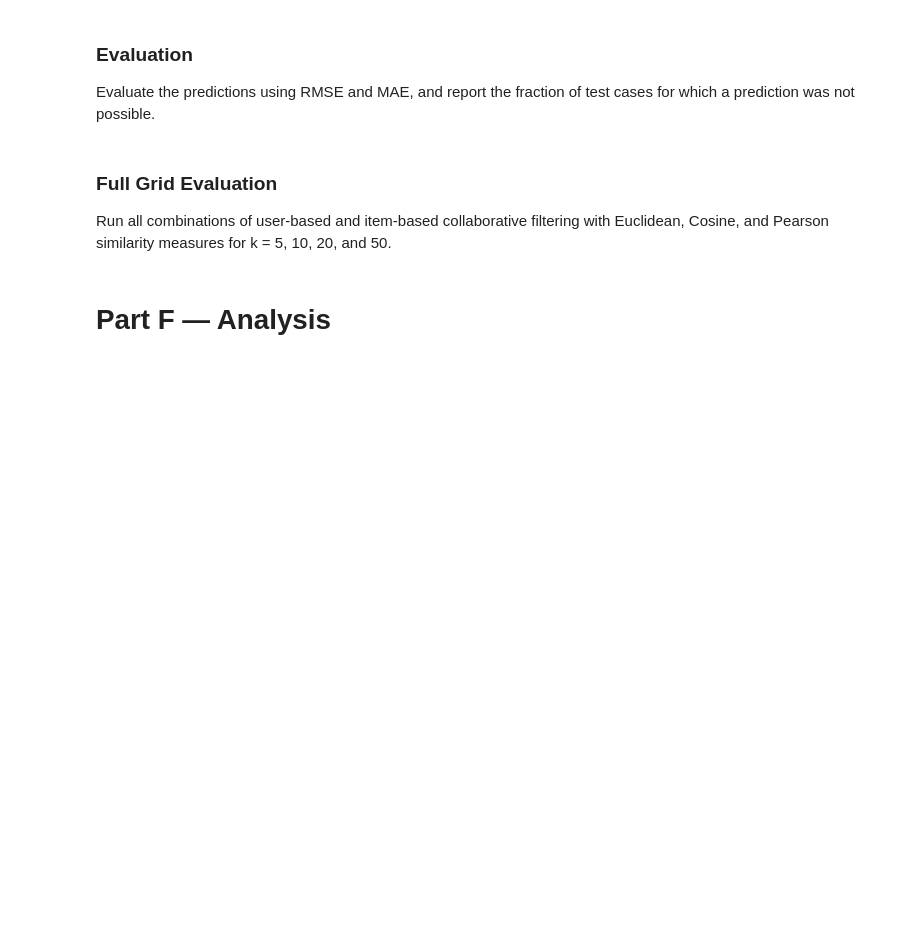
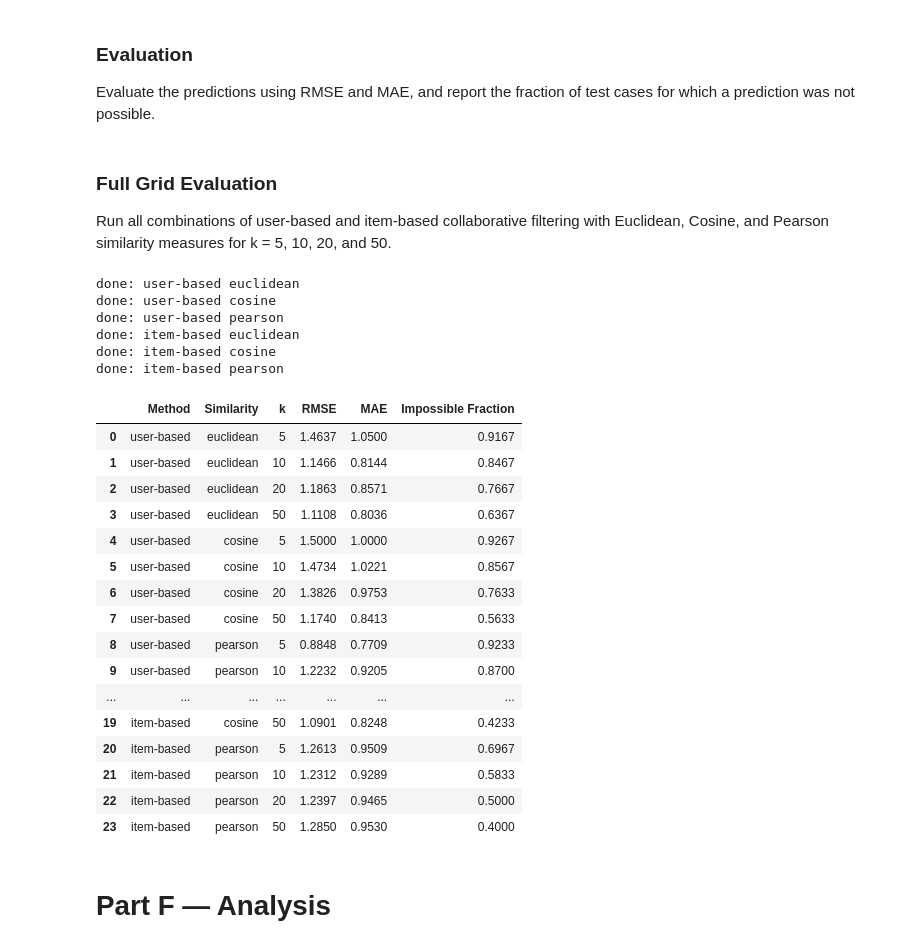
Before and after one commit to RodinaMohamed04/Movie-Recommendation-System, a Jupyter notebook: Assignment_1.ipynb, the cells around one changed output. Cells and saved outputs as stored; diff of their text form; code cells hidden in the pictures; blank space fills up the shorter version.

```diff
--- a/Assignment_1.ipynb
+++ b/Assignment_1.ipynb
@@ -243,18 +265,17 @@ def pearson_similarity(vec1, vec2):
     if len(vec1) != len(vec2):
         raise ValueError("Vectors must be of the same length")
     if len(vec1) < 2:
-        raise ValueError("Vectors must have at least two elements to compute Pearson similarity")
-
+        return None  # Not enough data to compute similarity
     mean_vec1 = np.mean(vec1)
     mean_vec2 = np.mean(vec2)
+    # Equation: Pearson similarity = cosine_similarity(vec1 - mean_vec1, vec2 - mean_vec2)
+    vec1_centered = vec1 - mean_vec1
+    vec2_centered = vec2 - mean_vec2
 
-    numerator = np.sum((vec1 - mean_vec1) * (vec2 - mean_vec2))
-    denominator = np.sqrt(np.sum((vec1 - mean_vec1) ** 2)) * np.sqrt(np.sum((vec2 - mean_vec2) ** 2))
+    if not np.any(vec1_centered) or not np.any(vec2_centered):
+        return None  # One of the vectors is constant, cannot compute Pearson similarity
 
-    if denominator == 0:
-        return None
-    sim = numerator / denominator
-    return sim
+    return cosine_similarity(vec1_centered, vec2_centered)
 # %% [markdown]
 ### Sanity Checks
 
@@ -441,18 +491,19 @@ Evaluate the collaborative filtering models using a user-based and item-based ap
  ### Train-Test Split
 # %%
 def train_test_split_ratings(ratings_df, test_fraction=0.2):
+    # Split the ratings DataFrame into training and testing sets based on the specified test fraction.
     train_parts = []
     test_parts = []
 
+    # Group the ratings by userId to ensure that each user has at least one rating in the training set
     for user_id, user_ratings in ratings_df.groupby('userId'):
         n_test = max(1, int(len(user_ratings) * test_fraction))
         n_test = min(n_test, len(user_ratings) - 1)  # Ensure at least one rating remains for training
 
-        test_user = user_ratings.sample(
-            n=n_test,
-            random_state=42
-        )
-
+        # Randomly sample n_test ratings for the test set
+        # random_state = 42 ensures reproducibility of the random sampling
+        test_user = user_ratings.sample(n=n_test, random_state=42)
+        # Create the training set by dropping the test ratings from the user's ratings
         train_user = user_ratings.drop(test_user.index)
 
         # Keep at least one rating for this user in training
@@ -467,10 +518,7 @@ def train_test_split_ratings(ratings_df, test_fraction=0.2):
 
     return train_df, test_df
 # %%
-train_df, test_df = train_test_split_ratings(
-    ratings,
-    test_fraction=0.2
-)
+train_df, test_df = train_test_split_ratings(ratings,test_fraction=0.2)
 
 train_matrix = train_df.pivot_table(
     index="userId",
@@ -569,32 +603,64 @@ Evaluate the predictions using RMSE and MAE, and report the fraction of test cas
 
 Run all combinations of user-based and item-based collaborative filtering with Euclidean, Cosine, and Pearson similarity measures for k = 5, 10, 20, and 50.
 # %%
+SEED = 42  # random seed for reproducibility recommended by AI assistant
+SAMPLE_SIZE = 300     # start small, time it, then raise if it's fast enough
+
 similarity_functions = {
     "euclidean": euclidean_similarity,
     "cosine": cosine_similarity,
     "pearson": pearson_similarity
 }
 
 methods = ["user-based", "item-based"]
+k_values = [5, 10, 20, 50]
 
-k_values = [5,10,20,50]
+# same sample for every run, so the comparison is fair
+test_sample = test_df.sample(n=SAMPLE_SIZE, random_state=SEED)
 
 results = []
 
 for method in methods:
     for sim_name, sim_fn in similarity_functions.items():
+        cache = {}                                   # new cache for each (method, similarity)
         for k in k_values:
-            eval_metrics = evaluate(train_matrix, test_df, k, sim_fn, method)
+            eval_metrics = evaluate(train_matrix, test_sample, k, sim_fn, method, cache)
             results.append({
                 "Method": method,
                 "Similarity": sim_name,
                 "k": k,
                 "RMSE": eval_metrics["RMSE"],
                 "MAE": eval_metrics["MAE"],
-                "Impossible Fraction": eval_metrics["Impossible Fraction"]
+                "Impossible Fraction": eval_metrics["none_fraction"]
             })
+        print("done:", method, sim_name)              # progress
+
 results_df = pd.DataFrame(results)
 display(results_df.round(4))
+# %% [output]
+done: user-based euclidean
+done: user-based cosine
+done: user-based pearson
+done: item-based euclidean
+done: item-based cosine
+done: item-based pearson
+|  | Method | Similarity | k | RMSE | MAE | Impossible Fraction |
+| 0 | user-based | euclidean | 5 | 1.4637 | 1.0500 | 0.9167 |
+| 1 | user-based | euclidean | 10 | 1.1466 | 0.8144 | 0.8467 |
+| 2 | user-based | euclidean | 20 | 1.1863 | 0.8571 | 0.7667 |
+| 3 | user-based | euclidean | 50 | 1.1108 | 0.8036 | 0.6367 |
+| 4 | user-based | cosine | 5 | 1.5000 | 1.0000 | 0.9267 |
+| 5 | user-based | cosine | 10 | 1.4734 | 1.0221 | 0.8567 |
+| 6 | user-based | cosine | 20 | 1.3826 | 0.9753 | 0.7633 |
+| 7 | user-based | cosine | 50 | 1.1740 | 0.8413 | 0.5633 |
+| 8 | user-based | pearson | 5 | 0.8848 | 0.7709 | 0.9233 |
+| 9 | user-based | pearson | 10 | 1.2232 | 0.9205 | 0.8700 |
+| ... | ... | ... | ... | ... | ... | ... |
+| 19 | item-based | cosine | 50 | 1.0901 | 0.8248 | 0.4233 |
+| 20 | item-based | pearson | 5 | 1.2613 | 0.9509 | 0.6967 |
+| 21 | item-based | pearson | 10 | 1.2312 | 0.9289 | 0.5833 |
+| 22 | item-based | pearson | 20 | 1.2397 | 0.9465 | 0.5000 |
+| 23 | item-based | pearson | 50 | 1.2850 | 0.9530 | 0.4000 |
 # %% [markdown]
 # Part F — Analysis
 # %% [markdown]
```
Also changed, not shown: parts of 19 cells of this notebook.
